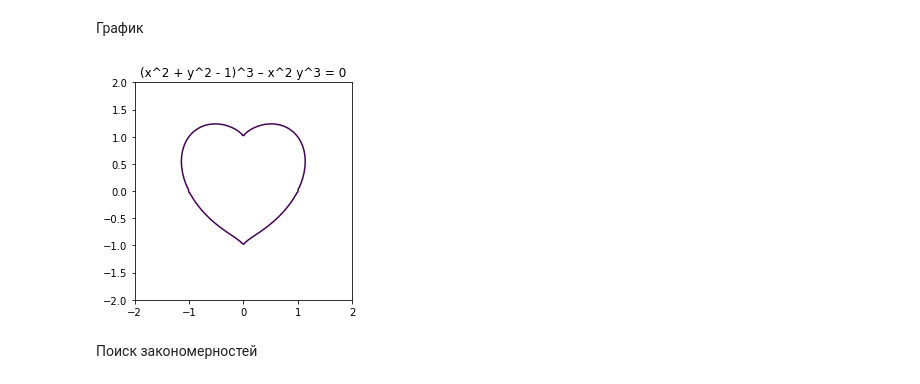
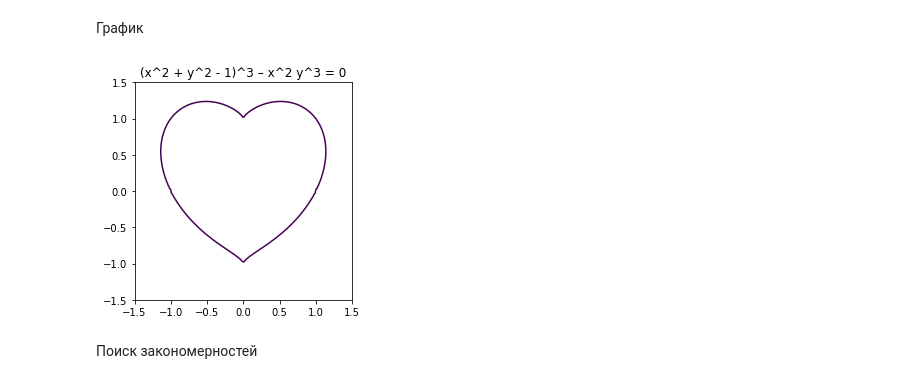
Before and after one commit to vzorspb/DE_Sprint, a Jupyter notebook: Task_1_4.ipynb, the cells around one changed output. Saved outputs shown, nothing was run; the diff lists cells and outputs as text; code cells hidden in the pictures.

```diff
--- a/Task_1_4.ipynb
+++ b/Task_1_4.ipynb
@@ -26,23 +26,23 @@ grid = plt.grid(True)
 # %%
 import numpy as np
 import matplotlib.pyplot as plt
 
-x = np.linspace( -2 , 2 , 150 )
-y = np.linspace( -2 , 2 , 150 )
+x = np.linspace( -1.5 , 1.5 , 150 )
+y = np.linspace( -1.5 , 1.5 , 150 )
 
 a, b = np.meshgrid( x , y )
 
 C = (a ** 2 + b ** 2 - 1)**3-a**2*b**3
 
 figure, axes = plt.subplots()
 
 axes.contour( a , b , C , [0] )
 axes.set_aspect( 1 )
 
 plt.title( '(x^2 + y^2 - 1)^3 – x^2 y^3 = 0' )
 plt.show()
 # %% [output]
-[figure, old version]
+[figure, new version]
 # %% [markdown]
 Поиск закономерностей
 # %%
```
Also changed, not shown: parts of 2 cells of this notebook.
